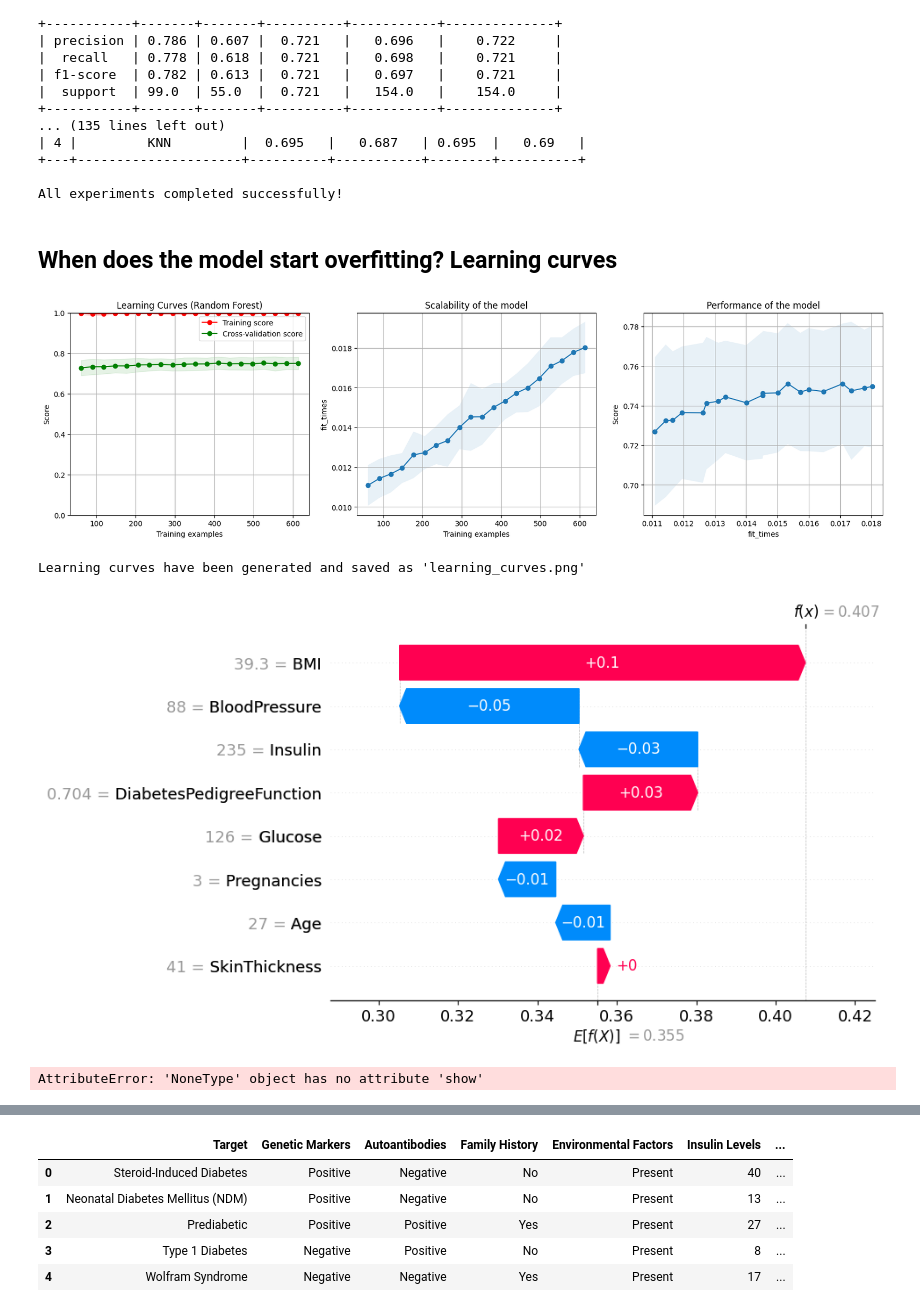
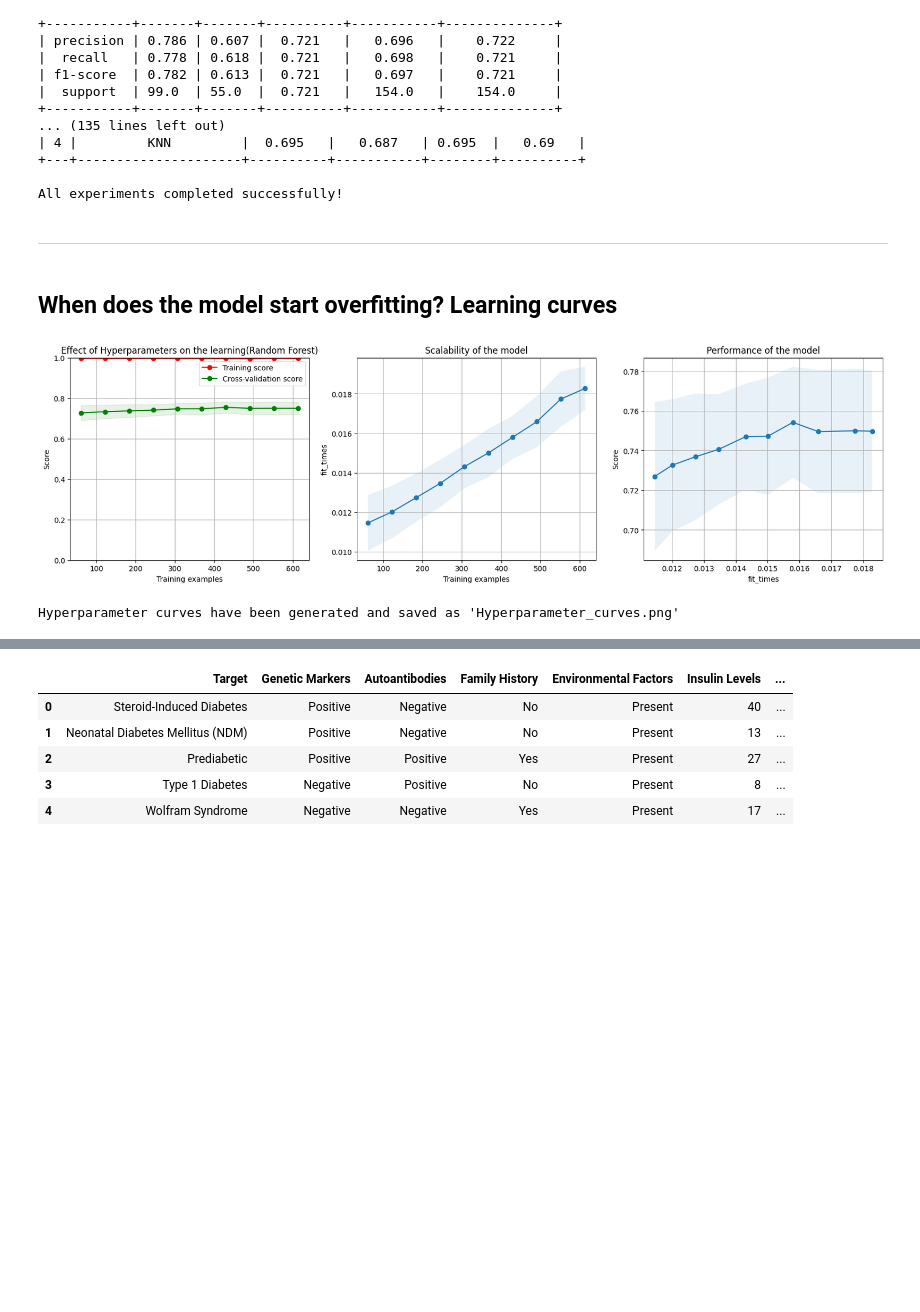
Before and after one commit to mandar-karhade/Medcon2024, a Jupyter notebook: Notebooks/2025_AI_summit_ML_to_use_data2.ipynb, the cells around one changed output, grey strips where cells are left out. Drawn from its saved outputs; the diff is of its cells as text; code cells hidden in the pictures; blank space fills up the shorter version.

```diff
--- a/Notebooks/2025_AI_summit_ML_to_use_data2.ipynb
+++ b/Notebooks/2025_AI_summit_ML_to_use_data2.ipynb
@@ -566,96 +542,40 @@ Classification Report:
 +---+---------------------+----------+-----------+--------+----------+
 
 All experiments completed successfully!
+# %% [markdown]
+---
 # %% [markdown]
 ## When does the model start overfitting? Learning curves
 # %%
 import numpy as np
 import pandas as pd
 import matplotlib.pyplot as plt
 from sklearn.model_selection import learning_curve
 from sklearn.ensemble import RandomForestClassifier
 from sklearn.model_selection import ShuffleSplit
-
-
-def plot_shap_analysis(model, X, plot_type='both'):
-    """
-    Create SHAP visualizations for the model
-
-    Parameters:
-    model: trained model
-    X: feature dataset (pandas DataFrame)
-    plot_type: 'waterfall', 'beeswarm', or 'both'
-    """
-    # Calculate SHAP values using the newer Explainer API with additivity check disabled
-    explainer = shap.Explainer(model, X, check_additivity=False)
-    shap_values = explainer(X)
-    plt.figure(figsize=(10, 6))
-    shap.plots.waterfall(shap_values[20], max_display=14)
-    plt.show()
-    plt.close()
-
-    # if plot_type in ['waterfall', 'both']:
-    #     # Waterfall plot for first instance
-    #     plt.figure(figsize=(10, 6))
-    #     shap.waterfall_plot(shap_values[0])
-    #     plt.title("SHAP Waterfall Plot (First Instance)")
-    #     plt.tight_layout()
-
-    # if plot_type in ['beeswarm', 'both']:
-    #     # Beeswarm plot for feature importance
-    #     plt.figure(figsize=(10, 6))
-    #     shap.plots.beeswarm(shap_values)
-    #     plt.title("SHAP Beeswarm Plot")
-    #     plt.tight_layout()
-
-    # return plt
-
+from sklearn.linear_model import LinearRegression
 
 # Load the dataset (assuming we have a CSV file named 'diabetes_data.csv')
 data = pd.read_csv('../Data files/diabetes_data.csv')
 
 # Separate features and target
 X = data.drop('Outcome', axis=1)
 y = data['Outcome']
 
 # Create CV object
 cv = ShuffleSplit(n_splits=100, test_size=0.2, random_state=0)
 
 # Create and train the model
 rf_classifier = RandomForestClassifier(n_estimators=20, random_state=42)
 
 # Plot learning curve
-title = "Learning Curves (Random Forest)"
-plt = plot_learning_curve(rf_classifier, title, X, y, cv=cv, n_jobs=4)
+title = "Effect of Hyperparameters on the learning(Random Forest)"
+plt = plot_hyperparameter_effect_curves(rf_classifier, title, X, y, cv=cv, n_jobs=4)
 plt.show()
-plt.savefig('learning_curves.png')
+plt.savefig('Hyperparameter_curves.png')
 plt.close()
 
-print("Learning curves have been generated and saved as 'learning_curves.png'")
-
-# Train the model on the full dataset
-rf_classifier.fit(X, y)
-
-# Feature importance
-# plt = print_feature_importance(X, rf_classifier.feature_importances_)
-import sklearn
-from sklearn.linear_model import LinearRegression
-model = LinearRegression()
-model.fit(X, y)
-plt = plot_shap_analysis(model, X)
-plt.show()
-plt.close()
-
-print("\nFeature importance plot has been saved as 'feature_importance.png'")
-
-
-
-plt = print_learning_curve_iterations(X, y)
-plt.show()
-plt.close()
-print("\nTraining progress analysis completed successfully!")
+print("Hyperparameter curves have been generated and saved as 'Hyperparameter_curves.png'")
 # %% [output]
-[figure, old version]
+[figure, new version]
-Learning curves have been generated and saved as 'learning_curves.png'
+Hyperparameter curves have been generated and saved as 'Hyperparameter_curves.png'
-[figure, removed]
-AttributeError: 'NoneType' object has no attribute 'show'
```
Also changed, not shown: parts of 17 cells of this notebook, 2 other files.
